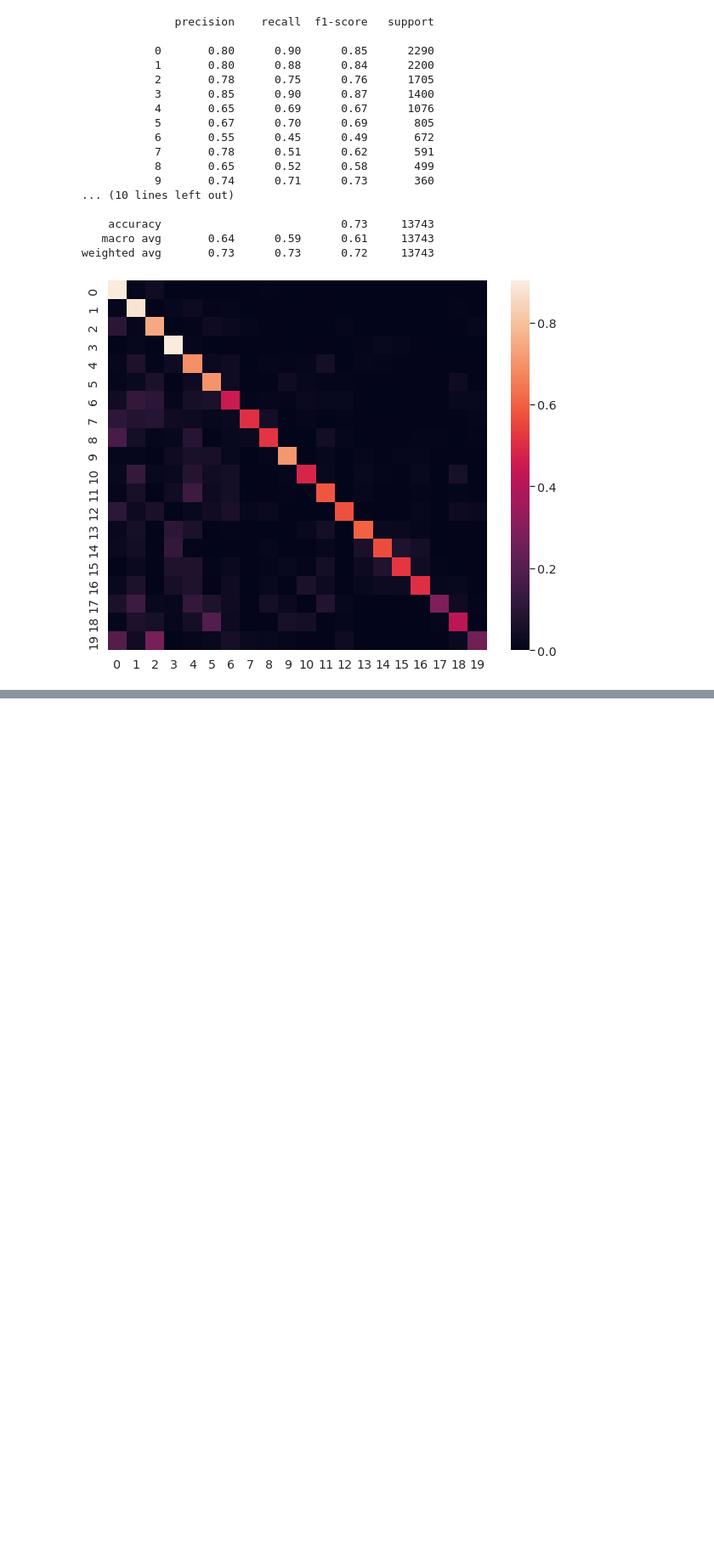
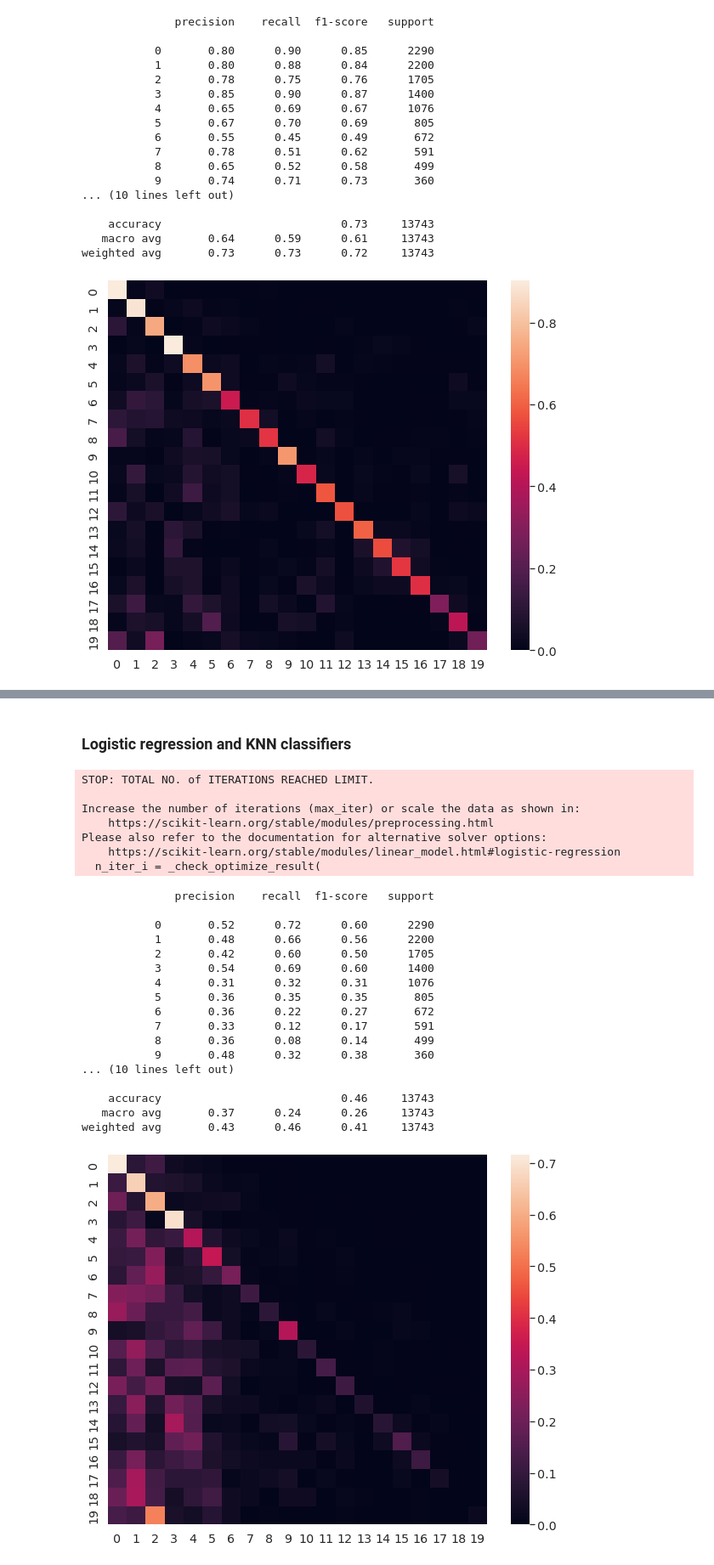
Before and after one commit to pa-shk/automatic-authorship-attribution, a Jupyter notebook: coursework_ml.ipynb, the cells around one changed output, grey strips where cells are left out. Shown at 85% size. Saved outputs shown, nothing was run; the diff lists cells and outputs as text; code cells hidden in the pictures; blank space fills up the shorter version.

```diff
--- a/coursework_ml.ipynb
+++ b/coursework_ml.ipynb
@@ -269,8 +255,8 @@ active_df.to_csv(os.path.join(WORKING_DIRECTORY, "velo_processed.csv"), index=Fa
 # Machine learning
 # %%
 def show_eval_report(y_true, y_pred):
-  print(classification_report(y_test, y_pred))
-  cf_matrix = confusion_matrix(y_test, y_pred, normalize="true")
+  print(classification_report(y_true, y_pred))
+  cf_matrix = confusion_matrix(y_true, y_pred, normalize="true")
   plt.figure(figsize = (10, 8))
   sns.heatmap(cf_matrix)
 # %%
@@ -846,0 +861,13 @@ weighted avg       0.73      0.73      0.72     13743
+# %%
+tokenizer = AutoTokenizer.from_pretrained("cointegrated/rubert-tiny2")
+model = AutoModel.from_pretrained("cointegrated/rubert-tiny2")
+if torch.cuda.is_available():
+  model.cuda()
+
+def embed_bert_cls(text):
+    t = tokenizer(text, padding=True, truncation=True, return_tensors='pt')
+    with torch.no_grad():
+        model_output = model(**{k: v.to(model.device) for k, v in t.items()})
+    embeddings = model_output.last_hidden_state[:, 0, :]
+    embeddings = torch.nn.functional.normalize(embeddings)
+    return embeddings[0].cpu().numpy()
@@ -846,0 +878,2 @@ weighted avg       0.73      0.73      0.72     13743
+# %%
+embeddings = data.text.map(embed_bert_cls).apply(pd.Series)
@@ -846,0 +898,35 @@ weighted avg       0.73      0.73      0.72     13743
+# %% [markdown]
+### Logistic regression and KNN classifiers
+# %%
+X_train, X_test, y_train, y_test = train_test_split(embeddings, data.id, test_size=0.2, random_state=SEED)
+# %%
+lr_clf = LogisticRegression()
+lr_clf.fit(X_train, y_train)
+y_pred = lr_clf.predict(X_test)
+show_eval_report(y_test, y_pred)
+# %% [output]
+STOP: TOTAL NO. of ITERATIONS REACHED LIMIT.
+
+Increase the number of iterations (max_iter) or scale the data as shown in:
+    https://scikit-learn.org/stable/modules/preprocessing.html
+Please also refer to the documentation for alternative solver options:
+    https://scikit-learn.org/stable/modules/linear_model.html#logistic-regression
+  n_iter_i = _check_optimize_result(
+              precision    recall  f1-score   support
+
+           0       0.52      0.72      0.60      2290
+           1       0.48      0.66      0.56      2200
+           2       0.42      0.60      0.50      1705
+           3       0.54      0.69      0.60      1400
+           4       0.31      0.32      0.31      1076
+           5       0.36      0.35      0.35       805
+           6       0.36      0.22      0.27       672
+           7       0.33      0.12      0.17       591
+           8       0.36      0.08      0.14       499
+           9       0.48      0.32      0.38       360
+... (10 lines left out)
+
+    accuracy                           0.46     13743
+   macro avg       0.37      0.24      0.26     13743
+weighted avg       0.43      0.46      0.41     13743
+[figure, added]
```
Also changed, not shown: parts of 40 cells of this notebook.
